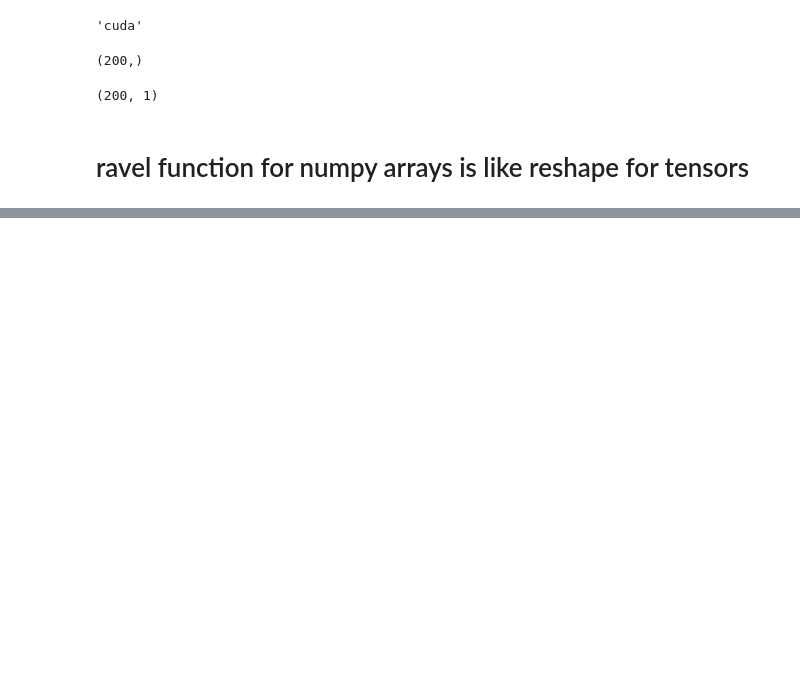
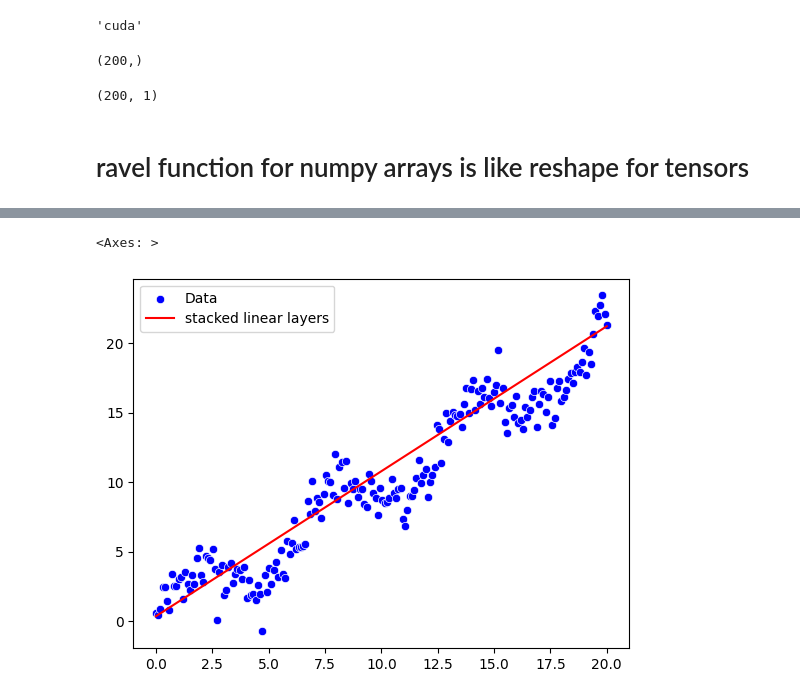
Before and after one commit to Amr-Abdellatif/learn-deep-learning-using-pytorch, a Jupyter notebook: videos_walkthrough/01_starting_pytorch_workflow_video.ipynb, the cells around one changed output, grey strips where cells are left out. Saved outputs shown, nothing was run; the diff lists cells and outputs as text; code cells hidden in the pictures; blank space fills up the shorter version.

```diff
--- a/videos_walkthrough/01_starting_pytorch_workflow_video.ipynb
+++ b/videos_walkthrough/01_starting_pytorch_workflow_video.ipynb
@@ -447,0 +465,6 @@ sns.lineplot(x=X,y=y_pred_m2.ravel(),color='red',label='Linear model')
+# %%
+sns.scatterplot(x=X,y=y,color="blue",label="Data")
+sns.lineplot(x=X,y=y_pred_m2.ravel(),color="red",label="stacked linear layers")
+# %% [output]
+<Axes: >
+[figure, added]
```
Also changed, not shown: parts of 12 cells of this notebook, 5 other files.
